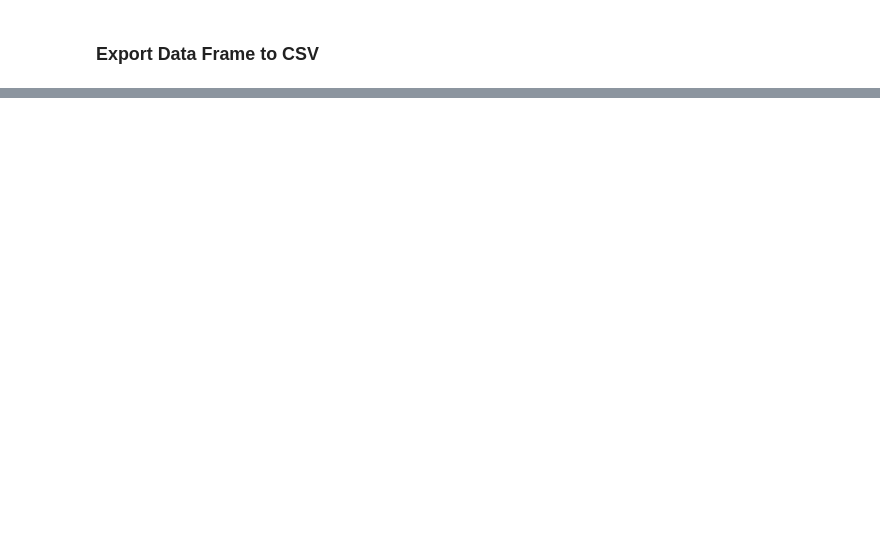
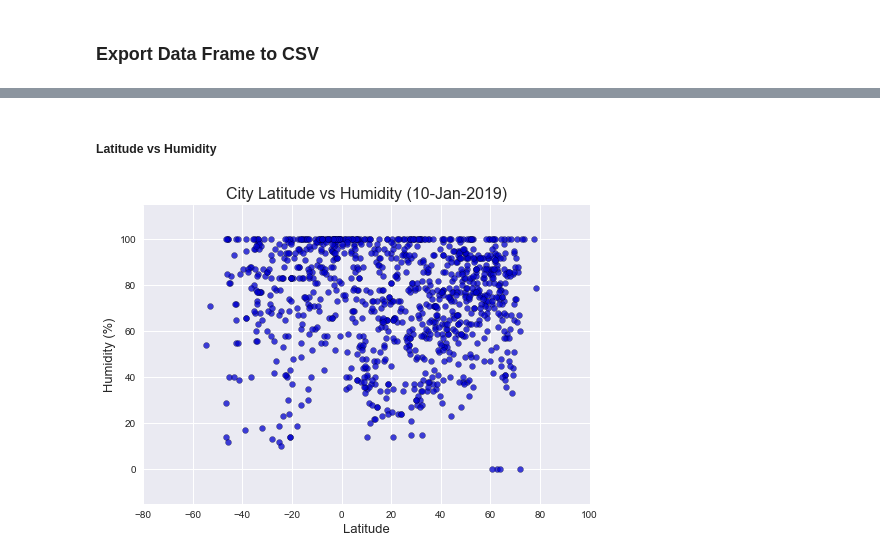
Before and after one commit to PollyCA/weather-data-analysis, a Jupyter notebook: main.ipynb, the cells around one changed output, grey strips where cells are left out. Saved outputs shown, nothing was run; the diff lists cells and outputs as text; code cells hidden in the pictures; blank space fills up the shorter version.

```diff
--- a/main.ipynb
+++ b/main.ipynb
@@ -307,0 +341,31 @@ weather_data.to_csv(file_name, encoding='utf-8', index=False)
+# %% [markdown]
+##### Latitude vs Humidity
+# %%
+x = weather_data['Latitude'].values
+y = weather_data['Humidity'].values
+
+
+#for i in range(len(y)):
+#    if y[i]>100:
+#        print(y[i])
+        #y[i] = 100
+
+fig = plt.figure()
+
+plt.scatter(x, y, marker="o", facecolors="mediumblue", edgecolors="black", alpha=0.75, s = 35)
+
+plt.grid(color='w', linestyle='-', linewidth=1)
+plt.title('City Latitude vs Humidity (10-Jan-2019)', fontsize=16)
+plt.xlabel('Latitude', fontsize=13)
+plt.ylabel('Humidity (%)', fontsize=13)
+plt.xlim(-80, 100)
+plt.ylim(-15, 115)
+
+mpl.style.use('seaborn')
+
+plt.show()
+#plt.savefig('output/02_City_Latitude_vs_Humidity.png', bbox_inches="tight")
+
+plt.close()
+# %% [output]
+[figure, added]
```
Also changed, not shown: parts of 19 cells of this notebook, 6 other files.
